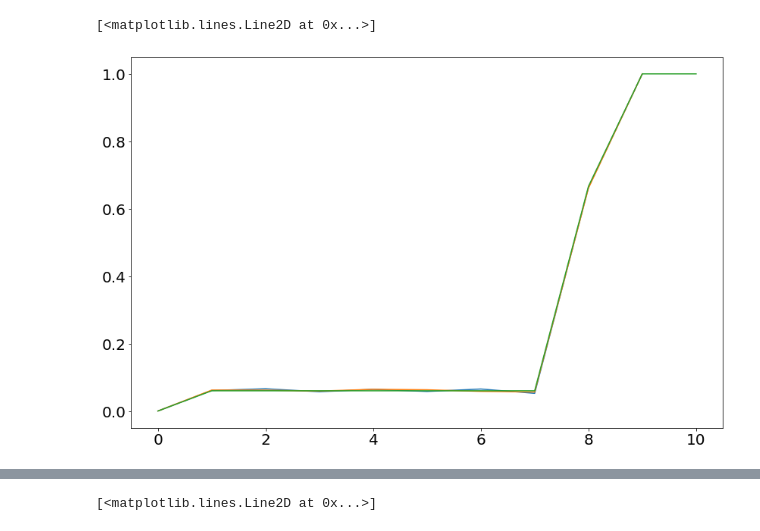
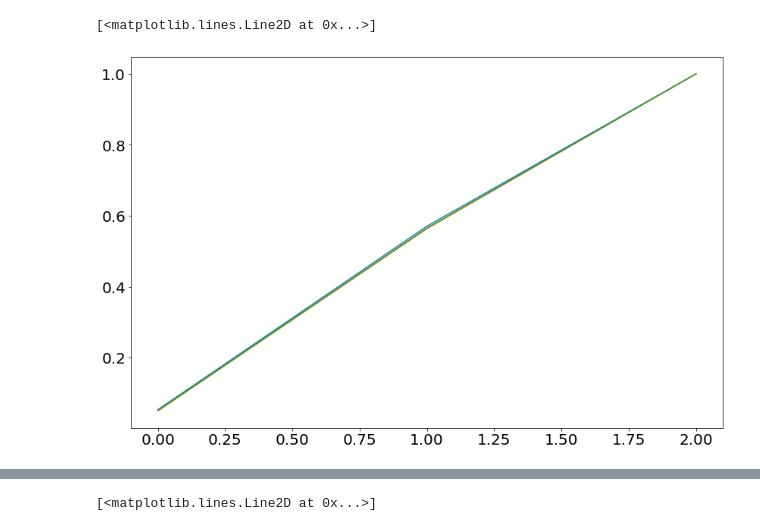
Before and after one commit to tooflesswulf/GenshinWishStats, a Jupyter notebook: data_check.ipynb, the cells around one changed output, grey strips where cells are left out. Saved outputs shown, nothing was run; the diff lists cells and outputs as text; code cells hidden in the pictures.

```diff
--- a/data_check.ipynb
+++ b/data_check.ipynb
@@ -31,3 +75,3 @@ df2 = pd.read_csv('whale_pulls_kqm_data/whale_pulls_chars.csv')
 # %%
-df1 = pd.read_csv('chinese_data/Weapons_pulls_chinese.csv')
-df2 = pd.read_csv('whale_pulls_kqm_data/whale_pulls_weapons.csv')
+wdf1 = pd.read_csv('chinese_data/Weapons_pulls_chinese.csv')
+wdf2 = pd.read_csv('whale_pulls_kqm_data/whale_pulls_weapons.csv')
@@ -51,18 +228,27 @@ u4s1, c4s1 = np.unique(hits, return_counts=True)
 # %%
 whale_pity = {}
 hits = []
-p = None
+merc = False
 for i, r in df2.iterrows():
     wid = r['Whale_id']
+    rr = r['Rarity']
     if wid not in whale_pity:
         whale_pity[wid] = 0
 
+#     if rr == 5:
+#         merc = True
+
     whale_pity[wid] += 1
-    if r['Rarity (Star)'] == 4:
-        hits.append( min(whale_pity[wid], 9) )
-
+    if rr == 4:
+#         if merc:
+#             merc = False
+#             whale_pity[wid] = 0
+#             continue
+        if p['Rarity'] == 5 and whale_pity[wid] > 10:
+            hits.append( whale_pity[wid]-1 )
+        else:
+            hits.append( whale_pity[wid] )
         whale_pity[wid] = 0
-
     p = r
 u4s2, c4s2 = np.unique(hits, return_counts=True)
 # %%
@@ -79,28 +291,12 @@ plt.xlabel('Wish/Pity number')
 # %%
-@np.vectorize
-def e4_phw(w):
-    if 1 <= w <= 8:
-        return .051
-    elif w == 9:
-        return 13/23
-    elif w == 10:
-        return 1
-    return 0.0
 
-@np.vectorize
-def w4_phw(w):
-    if 1 <= w <= 7:
-        return .06
-    elif 8 <= w <= 10:
-        return [2/3, 1, 1][w-8]
-    return 0.0
 
-plt.plot(uc2phw(u4s1, c4s1))
-plt.plot(uc2phw(u4s2, c4s2))
-plt.plot(w4_phw(np.arange(11)))
+plt.plot(uc2phw(u4s1, c4s1)[8:])
+plt.plot(uc2phw(u4s2, c4s2)[8:])
+plt.plot(e4_phw(np.arange(11))[8:])
 # plt.xlim(8, 10)
 # plt.plot(uc2phw(u4s1, c4s1) - uc2phw(u4s2, c4s2))
 # %% [output]
 [<matplotlib.lines.Line2D at 0x...>]
-[figure, old version]
+[figure, new version]
 # %%
```
Also changed, not shown: parts of 32 cells of this notebook.
